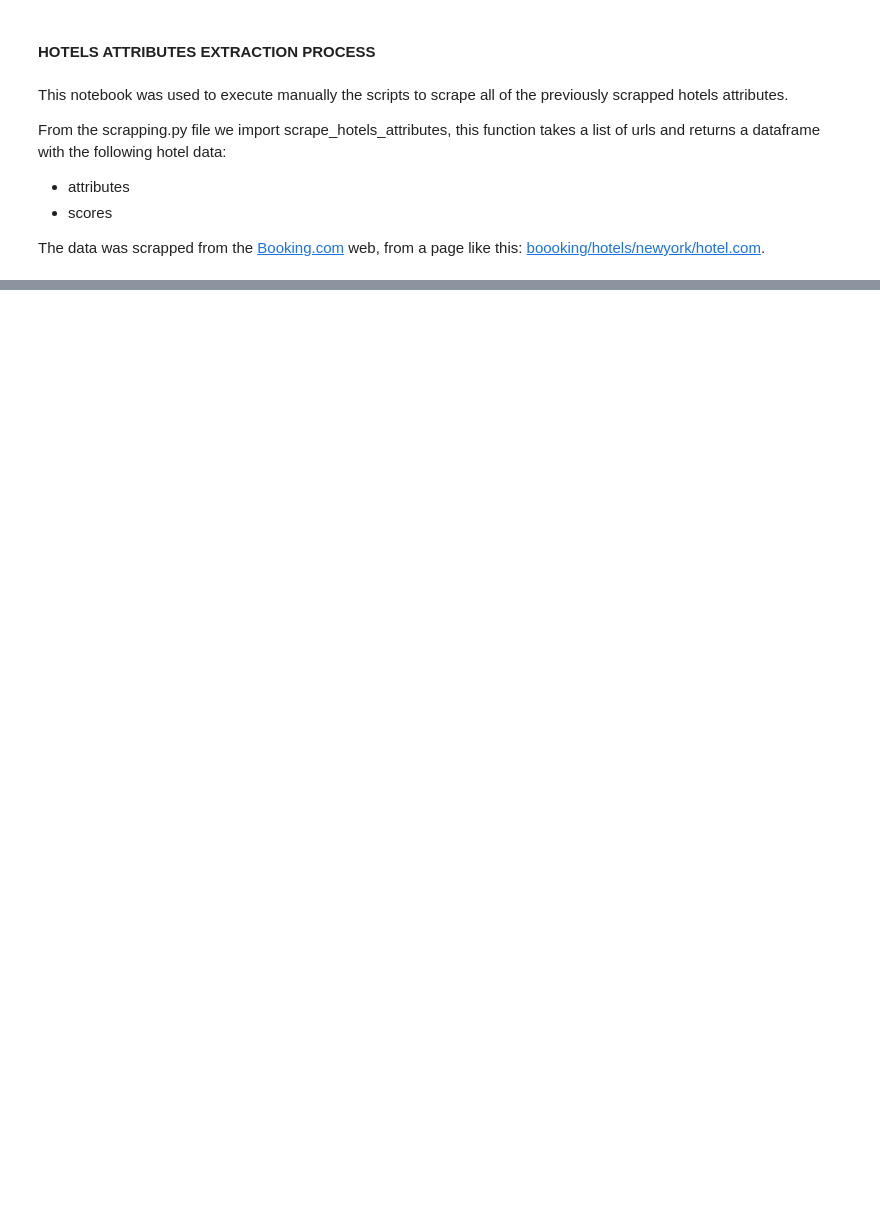
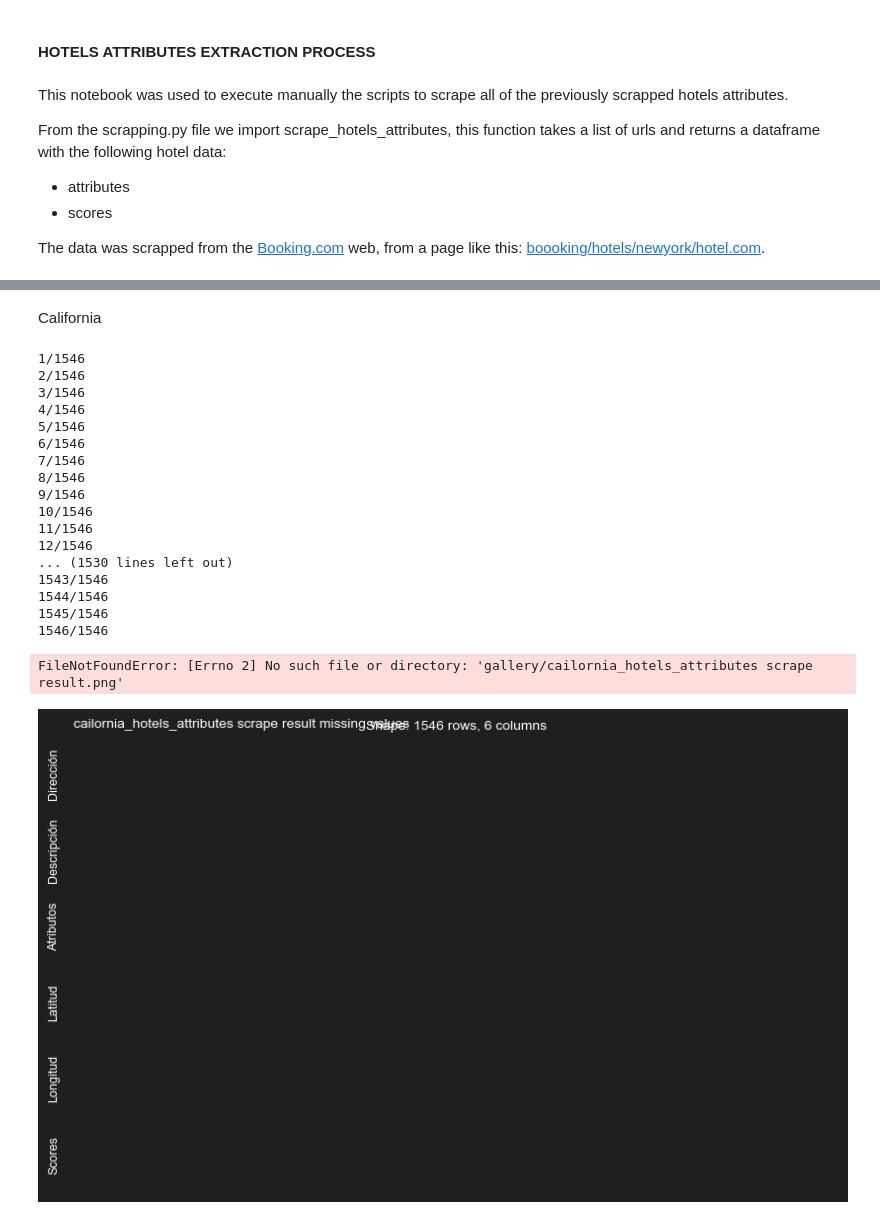
Before and after one commit to LeonardoCostaH/PF_DS_YELP, a Jupyter notebook: scrapping/03_hotels_attributes.ipynb, the cells around one changed output, grey strips where cells are left out. Drawn from its saved outputs; the diff is of its cells as text; code cells hidden in the pictures; blank space fills up the shorter version.

```diff
--- a/scrapping/03_hotels_attributes.ipynb
+++ b/scrapping/03_hotels_attributes.ipynb
@@ -63,0 +32,27 @@ scrape("UT")
+# %% [markdown]
+California
+# %%
+california_hotels = pd.read_csv("../data/booking/california_hotels.csv")
+hotels_attributes = scrapping.scrape_hotels_attributes(california_hotels["reviews_url"].tolist())
+personalised_graphics.missing_values_heatmap(hotels_attributes, f"cailornia_hotels_attributes scrape result") # explore data
+hotels_attributes.to_csv("../data/booking/california_hotels_attributes.csv")
+# %% [output]
+1/1546
+2/1546
+3/1546
+4/1546
+5/1546
+6/1546
+7/1546
+8/1546
+9/1546
+10/1546
+11/1546
+12/1546
+... (1530 lines left out)
+1543/1546
+1544/1546
+1545/1546
+1546/1546
+FileNotFoundError: [Errno 2] No such file or directory: 'gallery/cailornia_hotels_attributes scrape result.png'
+[figure, added]
```
Also changed, not shown: parts of 2 cells of this notebook, 16 other files.
